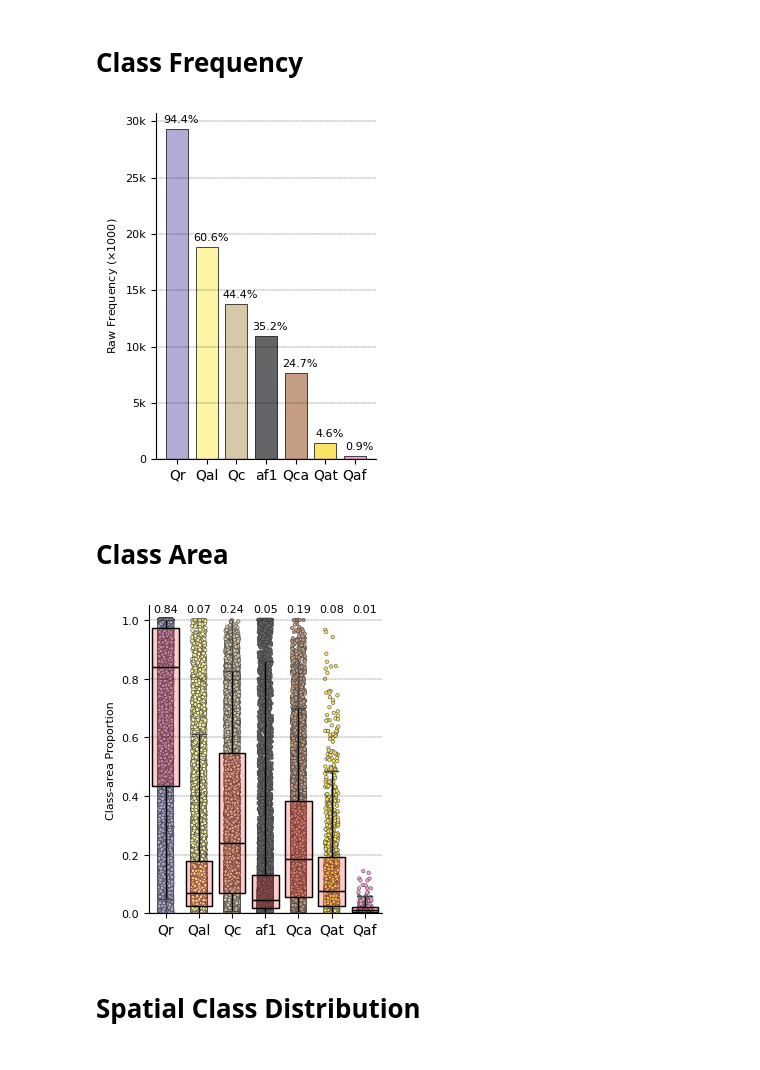
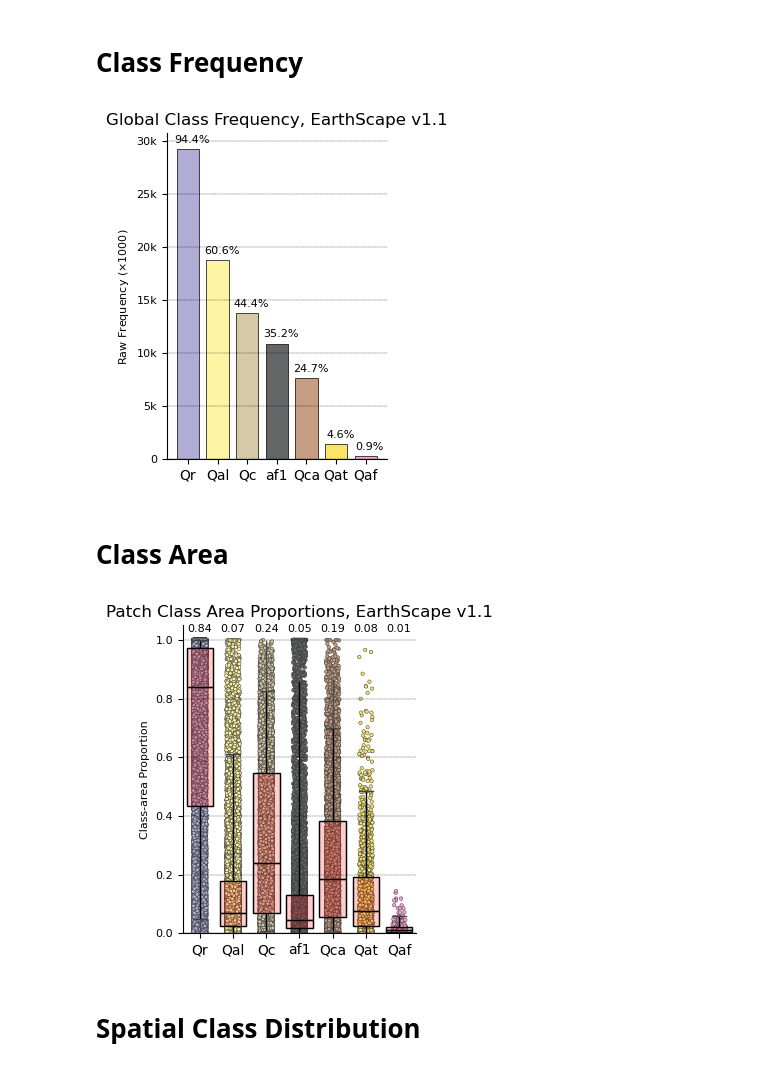
Before and after one commit to masseygeo/earthscape, a Jupyter notebook: notebooks/dataset_eda.ipynb, the cells around one changed output. Cells and saved outputs as stored; diff of their text form; code cells hidden in the pictures.

Commit message:
Completed dataset EDA notebook; added assets dir with figures & summary CSVs.

```diff
--- a/notebooks/dataset_eda.ipynb
+++ b/notebooks/dataset_eda.ipynb
@@ -287,11 +300,8 @@ plt.show()
 # Global Dataset Class Frequency Plot
 ##################################################
 
-# path to class areas CSV
-areas_path = glob.glob(f"{DATASET_DIR}/*areas.csv")[0]
-
 # output path to save figure
-# output_path = os.path.join()
+output_path = os.path.join(ASSETS_DIR, f"{STR_VERSION}_class_freq.png")
 
 
 ##### calculate class presence counts...
@@ -302,36 +312,36 @@ class_labels = class_counts.index
 
 ##### plot class frequency...
 fig, ax = plt.subplots(figsize=(3,4))
 
 # plot bars...
 bars = ax.bar(x=class_labels, height=class_counts, edgecolor='k', linewidth=0.5, facecolor=[SG_COLORS[c] for c in class_labels], width=0.75)
 
 # plot annotations of class presence in dataset...
 percentages = class_counts / len(areas) * 100
 for bar, pct in zip(bars, percentages):
     height = bar.get_height()
     ax.annotate(f"{pct:.1f}%", xy=(bar.get_x() + bar.get_width() / 2, height), xytext=(3, 3), textcoords='offset points', ha='center', va='bottom', fontsize=8)
 
 # customize x axis...
 ax.set_xticks(ax.get_xticks())
 ax.set_xticklabels(ax.get_xticklabels(), fontsize=10)
 
 # customize y axis
 ax.set_yticks(range(0,30001, 5000))
 ax.set_yticklabels(['0', '5k', '10k', '15k', '20k', '25k', '30k'], fontsize=8)
 ax.set_ylabel(r'Raw Frequency ($\times 1000$)', fontsize=8)
 
 # customize plot...
 ax.spines['top'].set_visible(False)
 ax.spines['right'].set_visible(False)
 ax.grid(axis='y', color='k', linestyle='--', linewidth=0.25)
-# ax.set_title(f"Global Class Frequency, EarthScape v{VERSION}")
+ax.set_title(f"Global Class Frequency, EarthScape v{VERSION}")
 
-# plt.savefig(output_path, dpi=500, bbox_inches='tight', pad_inches=0)
+plt.savefig(output_path, dpi=500, bbox_inches='tight', pad_inches=0)
 plt.tight_layout()
 plt.show()
 # %% [output]
-[figure, old version]
+[figure, new version]
 # %% [markdown]
 # **Class Area**
 # %%
@@ -339,11 +349,8 @@ plt.show()
 # Global Dataset Class-area Proportion Plot
 ##################################################
 
-# path to class areas CSV
-areas_path = glob.glob(f"{DATASET_DIR}/*areas.csv")[0]
-
 # output path to save figure
-# output_path = os.path.join()
+output_path = os.path.join(ASSETS_DIR, f"{STR_VERSION}_class_area.png")
 
 
 ##### pre-process data...
@@ -402,16 +409,17 @@ ax.set_ylim(0, 1.05)
 ax.set_yticks(np.arange(0, 1.1, 0.2))
 ax.set_yticklabels(ax.get_yticklabels(), fontsize=8)
 ax.set_ylabel(r'Class-area Proportion', fontsize=8)
+ax.set_title(f"Patch Class Area Proportions, EarthScape v{VERSION}")
 
 # customize plot...
 ax.spines['top'].set_visible(False)
 ax.spines['right'].set_visible(False)
 ax.grid(axis='y', color='k', linestyle='--', linewidth=0.25)
 
-# plt.savefig(output_path, dpi=500, bbox_inches='tight', pad_inches=0)
+plt.savefig(output_path, dpi=500, bbox_inches='tight', pad_inches=0)
 plt.show()
 # %% [output]
-[figure, old version]
+[figure, new version]
 # %% [markdown]
 # **Spatial Class Distribution**
 # %% [markdown]
```
Also changed, not shown: parts of 14 cells of this notebook, 14 other files.
